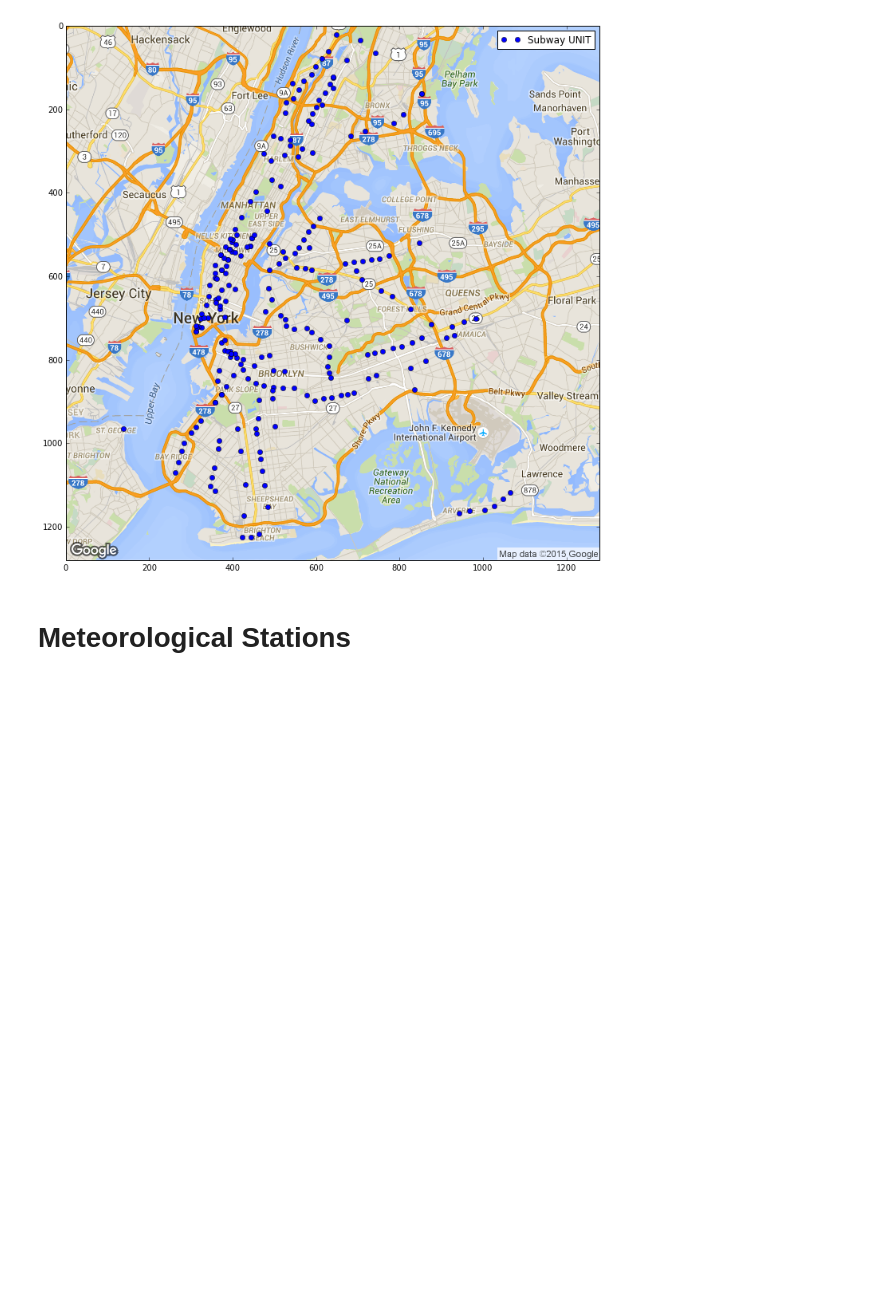
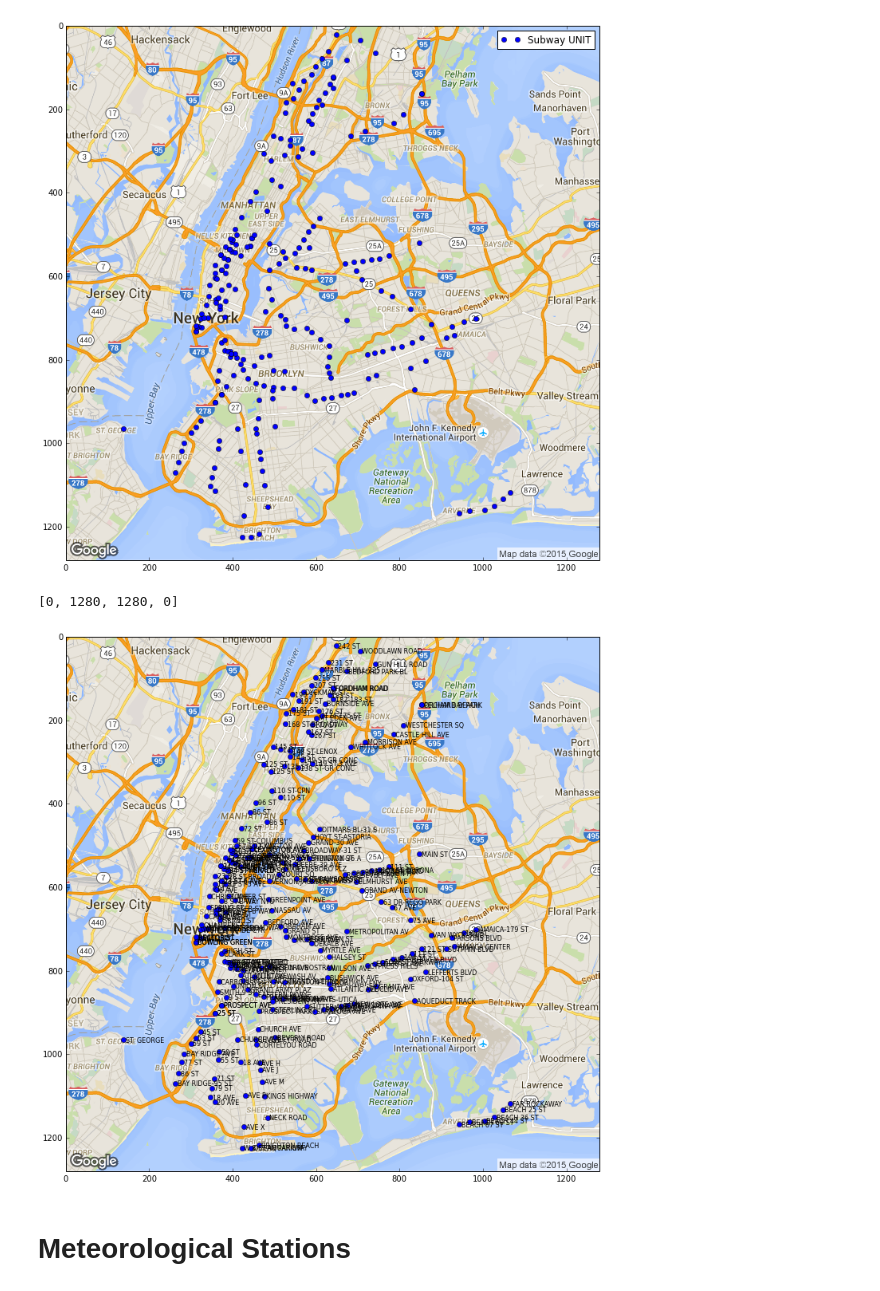
Before and after one commit to ihkihk/datan, a Jupyter notebook: p2_nycsubway/p2_nyc.ipynb, the cells around one changed output. Saved outputs shown, nothing was run; the diff lists cells and outputs as text; code cells hidden in the pictures; blank space fills up the shorter version.

```diff
--- a/p2_nycsubway/p2_nyc.ipynb
+++ b/p2_nycsubway/p2_nyc.ipynb
@@ -247,6 +248,22 @@ plt.legend()
 plt.savefig("images/map_stations.png", dpi=200, bbox_inches='tight')
 # %% [output]
 [figure]
+# %%
+# On a new figure plot the stations with their name (for personal use)
+stats=units.station.unique().apply(lambda x: x[0])
+unit_coords_names = unit_coords.join(stats)
+
+plt.rcParams['figure.figsize'] = (12.0, 12.0)
+plt.imshow(google_nyc_map)
+
+xx, yy = zip(*unit_coords.pic_coords.values)
+for (name, (x, y)) in (zip(unit_coords_names['station'],unit_coords['pic_coords'])):
+    plt.plot(x, y, "bo")
+    plt.text(x+5, y+5, name, fontsize=8)
+plt.axis([0,google_nyc_map.shape[0],google_nyc_map.shape[1],0])
+# %% [output]
+[0, 1280, 1280, 0]
+[figure, added]
 # %% [markdown]
 # Meteorological Stations
 # %% [markdown]
```
Also changed, not shown: parts of 57 cells of this notebook, 12 other files.
